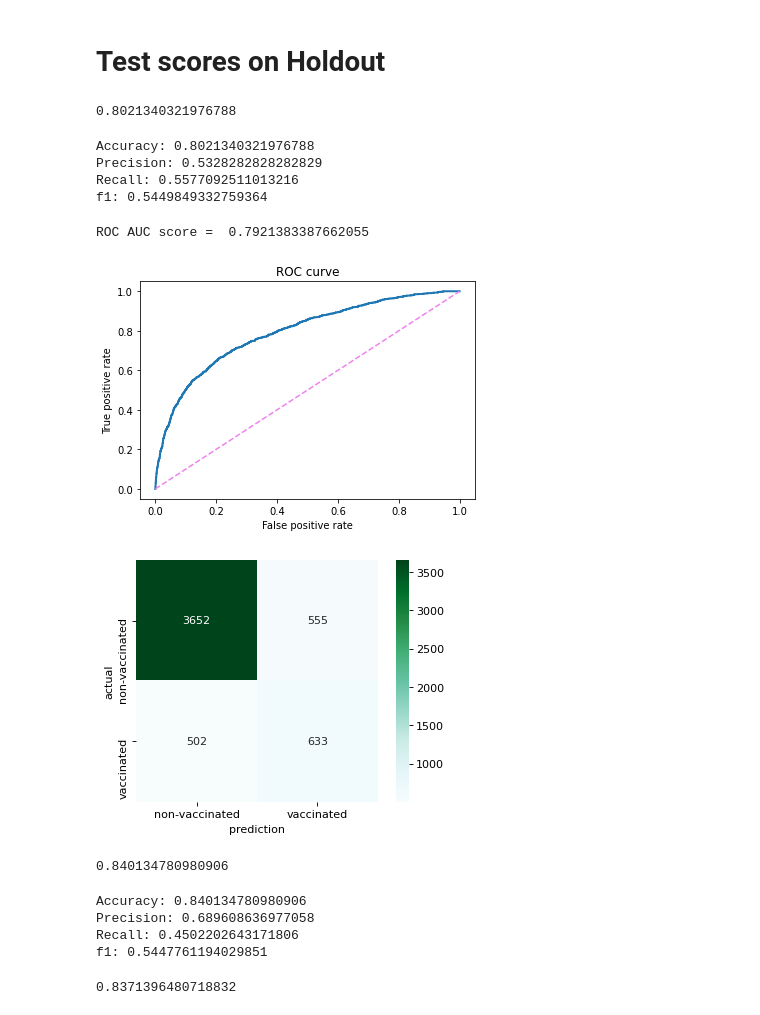
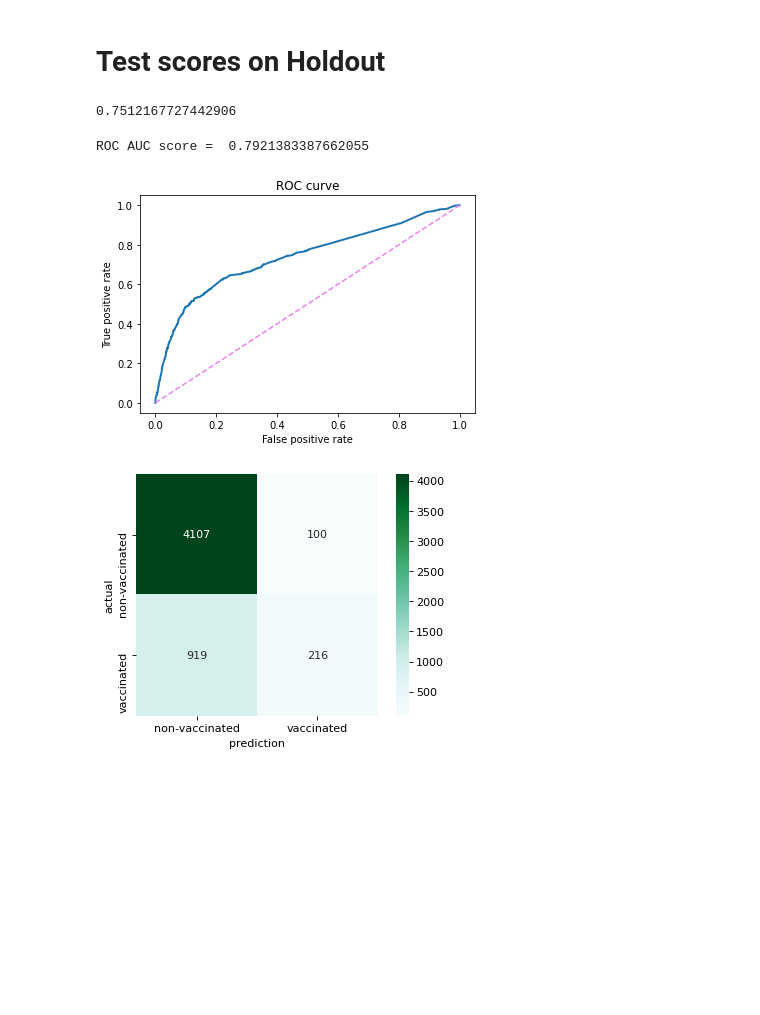
Before and after one commit to hyewonjng/Metis-Vaccination, a Jupyter notebook: Classification - Vaccine Project.ipynb, the cells around one changed output. Cells and saved outputs as stored; diff of their text form; code cells hidden in the pictures; blank space fills up the shorter version.

```diff
--- a/Classification - Vaccine Project.ipynb
+++ b/Classification - Vaccine Project.ipynb
@@ -632,0 +671,3 @@ f1: 0.10954063604240283
+# %%
+rf.fit(X_train, y_train)
+rf.score(X_train, y_train)
@@ -735,48 +793,27 @@ Recall: 0.46936852026390197
 f1: 0.5451559934318555
 # %% [markdown]
 # Test scores on Holdout
-# %%
-y = df_2.h1n1_vaccine
-X = df_2.drop(labels = ['h1n1_vaccine','respondent_id','seasonal_vaccine'], axis = 1)
-
-X_train, X_test, y_train, y_test = train_test_split(X, y, test_size = .2, random_state = 42, stratify= y)
-X_train, X_val, y_train, y_val = train_test_split(X_train, y_train, test_size = .25, random_state = 42)
-# %%
-std_scale = StandardScaler()
-X_test_scaled = std_scale.fit_transform(X_test)
-
-nb.fit(X_test_scaled, y_test)
-nb.score(X_test_scaled, y_test)
-# %% [output]
-0.8021340321976788
-# %%
-y_pred = nb.predict(X_test_scaled)
-
-print("Accuracy:",metrics.accuracy_score(y_test, y_pred))
-print("Precision:",metrics.precision_score(y_test, y_pred))
-print("Recall:",metrics.recall_score(y_test, y_pred))
-print("f1:",metrics.f1_score(y_test, y_pred))
-# %% [output]
-Accuracy: 0.8021340321976788
-Precision: 0.5328282828282829
-Recall: 0.5577092511013216
-f1: 0.5449849332759364
+# %%
+rf.fit(X_test, y_test)
+rf.score(X_test, y_test)
+# %% [output]
+0.7512167727442906
 # %%
-fpr, tpr, thresholds = roc_curve(y_test, nb.predict_proba(X_test_scaled)[:,1])
+fpr, tpr, thresholds = roc_curve(y_test, rf.predict_proba(X_test_scaled)[:,1])
 
 plt.plot(fpr, tpr,lw=2)
 plt.plot([0,1],[0,1],c='violet',ls='--')
 plt.xlim([-0.05,1.05])
 plt.ylim([-0.05,1.05])
 
 
 plt.xlabel('False positive rate')
 plt.ylabel('True positive rate')
 plt.title('ROC curve');
 print("ROC AUC score = ", roc_auc_score(y_test, nb.predict_proba(X_test_scaled)[:,1]))
 # %% [output]
 ROC AUC score =  0.7921383387662055
-[figure, old version]
+[figure, new version]
 # %%
 from sklearn.metrics import confusion_matrix
 def make_confusion_matrix(model, threshold=0.5):
@@ -791,41 +828,6 @@ def make_confusion_matrix(model, threshold=0.5):
     plt.xlabel('prediction')
     plt.ylabel('actual')
 # %%
-make_confusion_matrix(nb)
+make_confusion_matrix(rf)
 # %% [output]
-[figure, old version]
+[figure, new version]
-# %%
-# logistic regression with the entire features
-std_scale = StandardScaler()
-X_test_scaled = std_scale.fit_transform(X_test)
-
-logit = LogisticRegression(C=1000) # setting C very high essentially removes regularization
-logit.fit(X_test_scaled, y_test)
-logit.score(X_test_scaled, y_test)
-# %% [output]
-0.840134780980906
-# %%
-y_pred = logit.predict(X_test_scaled)
-
-print("Accuracy:",metrics.accuracy_score(y_test, y_pred))
-print("Precision:",metrics.precision_score(y_test, y_pred))
-print("Recall:",metrics.recall_score(y_test, y_pred))
-print("f1:",metrics.f1_score(y_test, y_pred))
-# %% [output]
-Accuracy: 0.840134780980906
-Precision: 0.689608636977058
-Recall: 0.4502202643171806
-f1: 0.5447761194029851
-# %%
-# logistic regression with feature selection
-
-std_scale = StandardScaler()
-X_test_scaled = std_scale.fit_transform(X_test)
-
-logit_selected = LogisticRegression(C=1000) # setting C very high essentially removes regularization
-logit_selected.fit(X_test_scaled, y_test)
-
-y_predict = logit_selected.predict(X_test_scaled)
-logit_selected.score(X_test_scaled, y_test)
-# %% [output]
-0.8371396480718832
```
Also changed, not shown: parts of 13 cells of this notebook.
